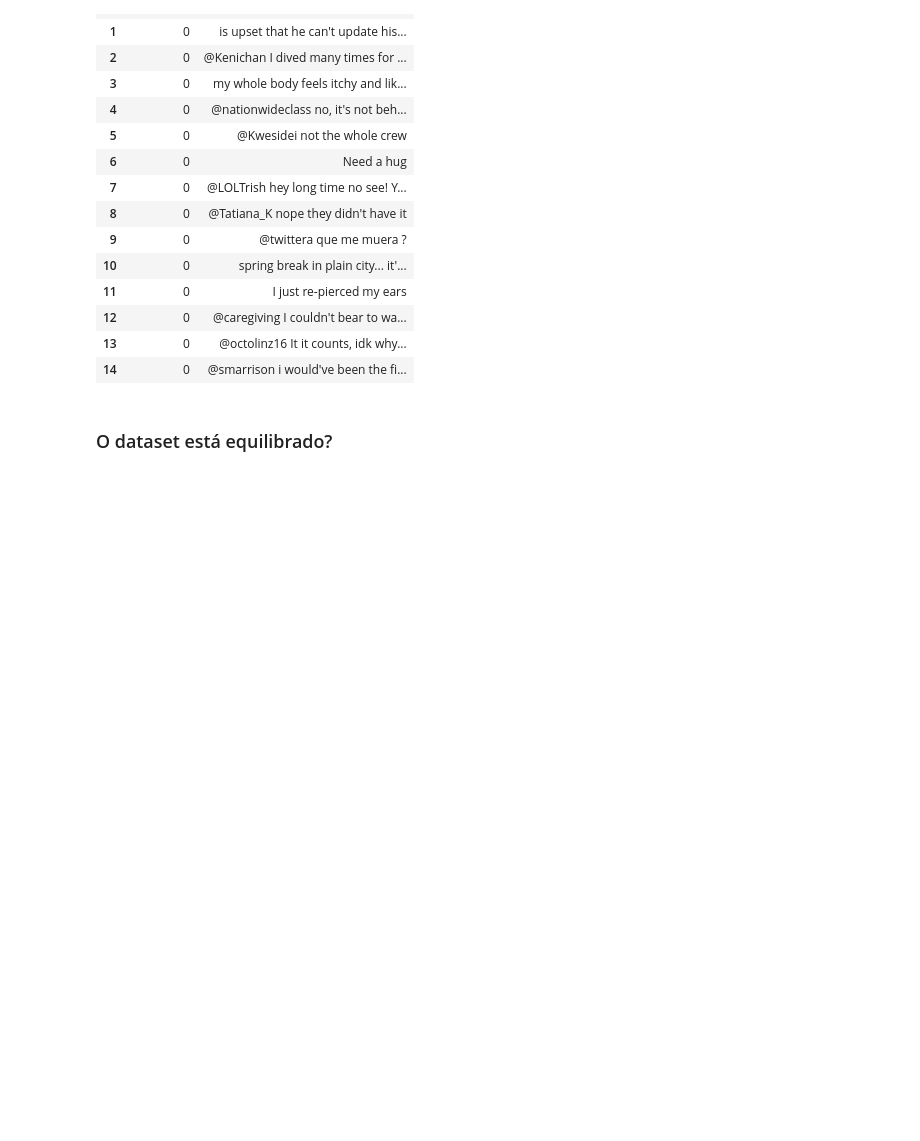
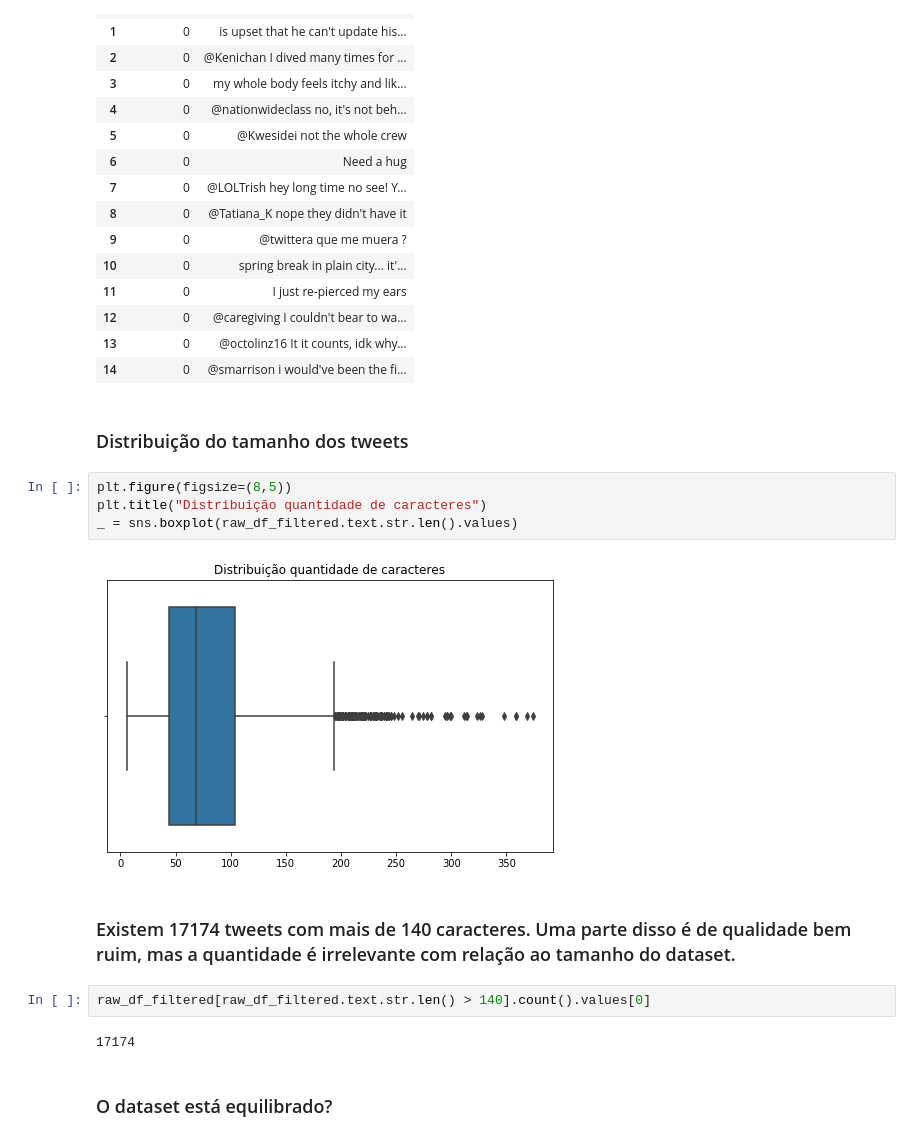
Before and after one commit to omboido/SentimentAnalysis, a Jupyter notebook: apresentacao.ipynb, the cells around one changed output. Cells and saved outputs as stored; diff of their text form; blank space fills up the shorter version.

```diff
--- a/apresentacao.ipynb
+++ b/apresentacao.ipynb
@@ -87,6 +99,20 @@ raw_df_filtered.head(15)
 | 12 | 0 | @caregiving I couldn't bear to wa... |
 | 13 | 0 | @octolinz16 It it counts, idk why... |
 | 14 | 0 | @smarrison i would've been the fi... |
+# %% [markdown]
+### Distribuição do tamanho dos tweets
+# %%
+plt.figure(figsize=(8,5))
+plt.title("Distribuição quantidade de caracteres")
+_ = sns.boxplot(raw_df_filtered.text.str.len().values)
+# %% [output]
+[figure, added]
+# %% [markdown]
+### Existem 17174 tweets com mais de 140 caracteres. Uma parte disso é de qualidade bem ruim, mas a quantidade é irrelevante com relação ao tamanho do dataset.
+# %%
+raw_df_filtered[raw_df_filtered.text.str.len() > 140].count().values[0]
+# %% [output]
+17174
 # %% [markdown]
 ### O dataset está equilibrado?
 # %%
```
Also changed, not shown: parts of 86 cells of this notebook.
